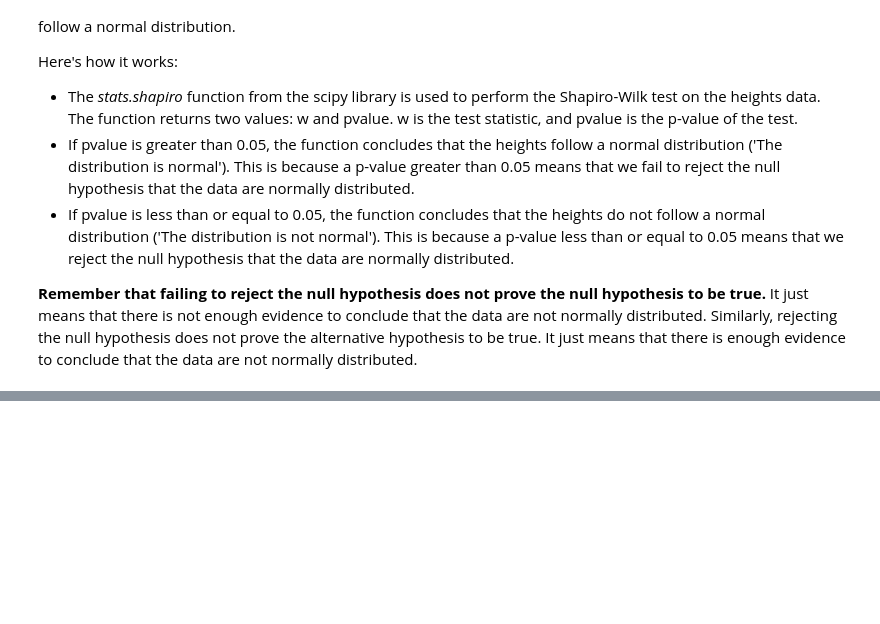
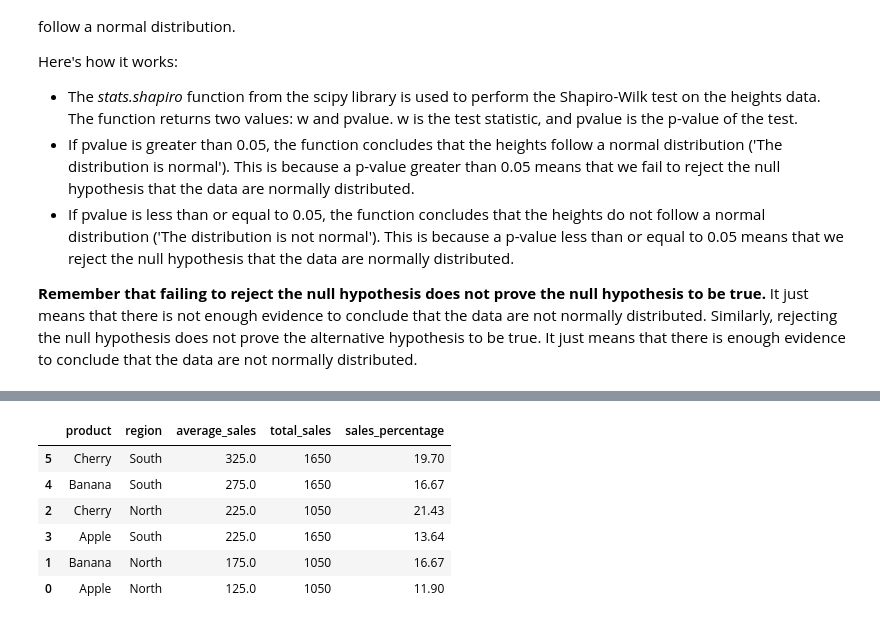
Before and after one commit to danmarino1/data_science_practice, a Jupyter notebook: python_generated_questions.ipynb, the cells around one changed output, grey strips where cells are left out. Cells and saved outputs as stored; diff of their text form; code cells hidden in the pictures; blank space fills up the shorter version.

```diff
--- a/python_generated_questions.ipynb
+++ b/python_generated_questions.ipynb
@@ -1217,0 +1298,5 @@ Here's how it works:
+# %%
+grouped_sales = sales.groupby(['product', 'region'], as_index=False)['sales'].sum()
+total_sales = grouped_sales['sales'].sum()
+grouped_sales['percentage_of_total'] = round(grouped_sales['sales'] / total_sales,4) * 100
+grouped_sales
@@ -1217,0 +1311,18 @@ Here's how it works:
+# %%
+def calculate_average_sales(df):
+    average_sales = df.groupby(['product', 'region'])['sales'].mean().reset_index().rename(columns={'sales': 'average_sales'})
+    total_sales = df.groupby('region')['sales'].sum().reset_index().rename(columns={'sales': 'total_sales'})
+    result = pd.merge(average_sales, total_sales, on='region')
+    result['sales_percentage'] = round(result['average_sales'] / result['total_sales'], 4) * 100
+    result = result.sort_values(by=['average_sales', 'sales_percentage'], ascending=False)
+    return result
+# %%
+calculate_average_sales(sales)
+# %% [output]
+|  | product | region | average_sales | total_sales | sales_percentage |
+| 5 | Cherry | South | 325.0 | 1650 | 19.70 |
+| 4 | Banana | South | 275.0 | 1650 | 16.67 |
+| 2 | Cherry | North | 225.0 | 1050 | 21.43 |
+| 3 | Apple | South | 225.0 | 1650 | 13.64 |
+| 1 | Banana | North | 175.0 | 1050 | 16.67 |
+| 0 | Apple | North | 125.0 | 1050 | 11.90 |
```
Also changed, not shown: parts of 6 cells of this notebook.
